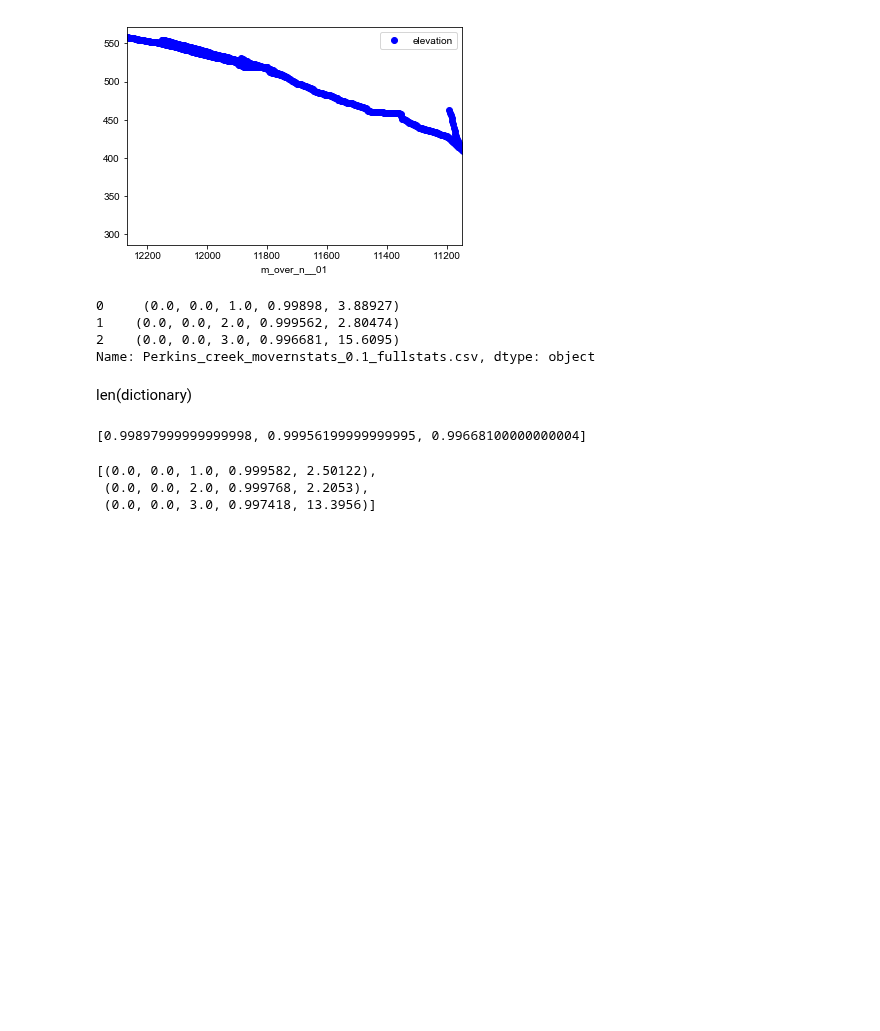
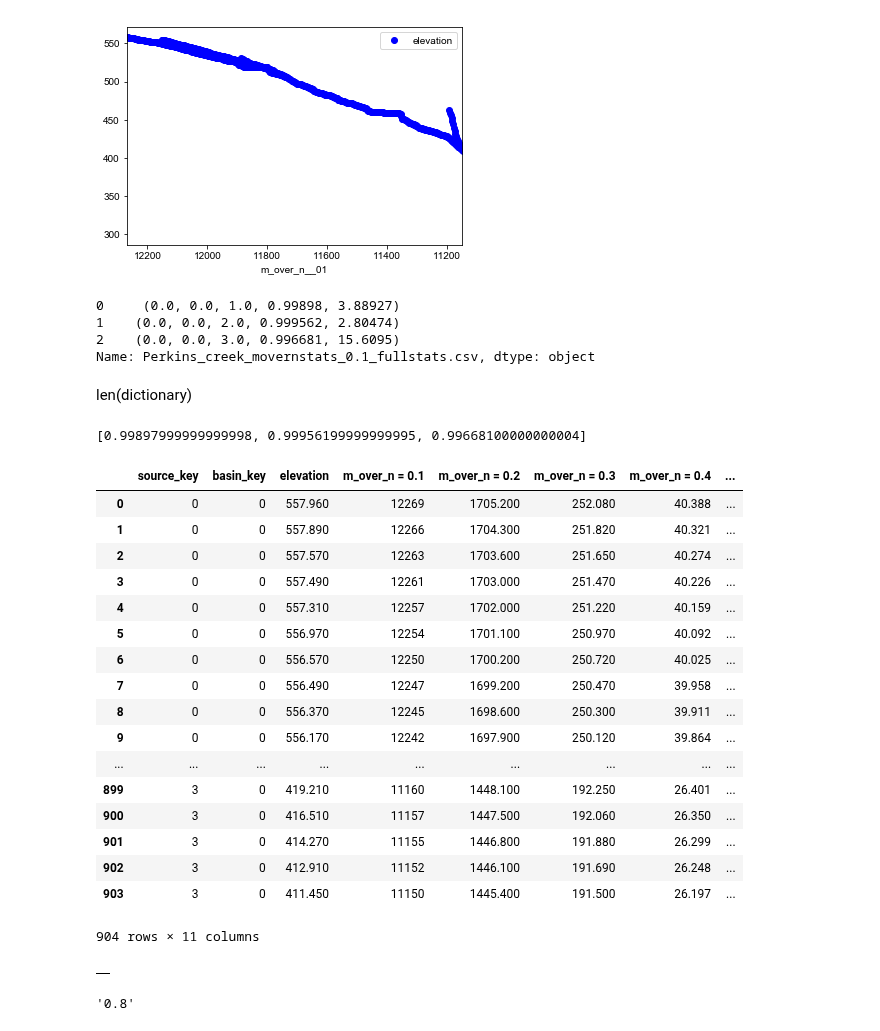
Before and after one commit to BenjiDa/ProfileTools, a Jupyter notebook: Channel_profiles.ipynb, the cells around one changed output. Drawn from its saved outputs; the diff is of its cells as text; code cells hidden in the pictures; blank space fills up the shorter version.

Commit message:
working on data import for plot

```diff
--- a/Channel_profiles.ipynb
+++ b/Channel_profiles.ipynb
@@ -226,9 +226,69 @@ for trib in range(0,tributaries):
 MLE
 # %% [output]
 [0.99897999999999998, 0.99956199999999995, 0.99668100000000004]
-# %%
-MLE_dict[1]#[2][3]
-# %% [output]
-[(0.0, 0.0, 1.0, 0.999582, 2.50122),
- (0.0, 0.0, 2.0, 0.999768, 2.2053),
- (0.0, 0.0, 3.0, 0.997418, 13.3956)]
+# %%
+df
+# %% [output]
+|  | source_key | basin_key | elevation | m_over_n = 0.1 | m_over_n = 0.2 | m_over_n = 0.3 | m_over_n = 0.4 | ... |
+| 0 | 0 | 0 | 557.960 | 12269 | 1705.200 | 252.080 | 40.388 | ... |
+| 1 | 0 | 0 | 557.890 | 12266 | 1704.300 | 251.820 | 40.321 | ... |
+| 2 | 0 | 0 | 557.570 | 12263 | 1703.600 | 251.650 | 40.274 | ... |
+| 3 | 0 | 0 | 557.490 | 12261 | 1703.000 | 251.470 | 40.226 | ... |
+| 4 | 0 | 0 | 557.310 | 12257 | 1702.000 | 251.220 | 40.159 | ... |
+| 5 | 0 | 0 | 556.970 | 12254 | 1701.100 | 250.970 | 40.092 | ... |
+| 6 | 0 | 0 | 556.570 | 12250 | 1700.200 | 250.720 | 40.025 | ... |
+| 7 | 0 | 0 | 556.490 | 12247 | 1699.200 | 250.470 | 39.958 | ... |
+| 8 | 0 | 0 | 556.370 | 12245 | 1698.600 | 250.300 | 39.911 | ... |
+| 9 | 0 | 0 | 556.170 | 12242 | 1697.900 | 250.120 | 39.864 | ... |
+| ... | ... | ... | ... | ... | ... | ... | ... | ... |
+| 899 | 3 | 0 | 419.210 | 11160 | 1448.100 | 192.250 | 26.401 | ... |
+| 900 | 3 | 0 | 416.510 | 11157 | 1447.500 | 192.060 | 26.350 | ... |
+| 901 | 3 | 0 | 414.270 | 11155 | 1446.800 | 191.880 | 26.299 | ... |
+| 902 | 3 | 0 | 412.910 | 11152 | 1446.100 | 191.690 | 26.248 | ... |
+| 903 | 3 | 0 | 411.450 | 11150 | 1445.400 | 191.500 | 26.197 | ... |
+904 rows × 11 columns
+# %%
+#Create array of mn values to iterate through (start_mn, end_mn, number of mn values)
+mn_values = np.linspace(0.1,0.8,8)
+
+#Iterate through all the files
+#name_mn = []
+#for mn in mn_values:
+
+creek = 'Perkins_creek'
+path2 = '/Users/bmelosh/VagrantBoxes/LSDTopoTools/Topographic_projects/Cache_creek/Previous_LSDTT_version/Channel_extraction/'+creek+'/'
+
+
+mle_data_i = pd.DataFrame([])
+
+for mn in mn_values:
+    num = str(mn)#'0.8'#+str(i)
+    name2 = path2+creek+'_movernstats_'+num+'_fullstats.csv'
+
+
+    mle_data = np.genfromtxt(name2, delimiter=',', skip_header=1, names=['basin_key', 'reference_source_key', 'test_source_key','MLE','RMSE'])
+    mle_data = pd.DataFrame(mle_data)
+    mle_data_combined = pd.concat([mle_data_i, mle_data],keys=[mn])
+
+#mle_data_pc_01 = pd.DataFrame(mle_data_pc_01)
+#mle_data_pc_02 = pd.DataFrame(mle_data_pc_02)
+#mle_data_pc_03 = pd.DataFrame(mle_data_pc_03)
+#mle_data_pc_04 = pd.DataFrame(mle_data_pc_04)
+#mle_data_pc_05 = pd.DataFrame(mle_data_pc_05)
+#mle_data_pc_06 = pd.DataFrame(mle_data_pc_06)
+#mle_data_pc_07 = pd.DataFrame(mle_data_pc_07)
+#mle_data_pc_08 = pd.DataFrame(mle_data_pc_08)
+
+#combined = pd.concat([mle_data_pc_01, mle_data_pc_02, mle_data_pc_03,
+#                      mle_data_pc_04, mle_data_pc_05,mle_data_pc_06,mle_data_pc_07,
+#                      mle_data_pc_08],keys=mn_values)
+
+#combined.loc[0.100]
+
+mle_data_i
+# %% [output]
+|  |
+# %%
+num
+# %% [output]
+'0.8'
```
